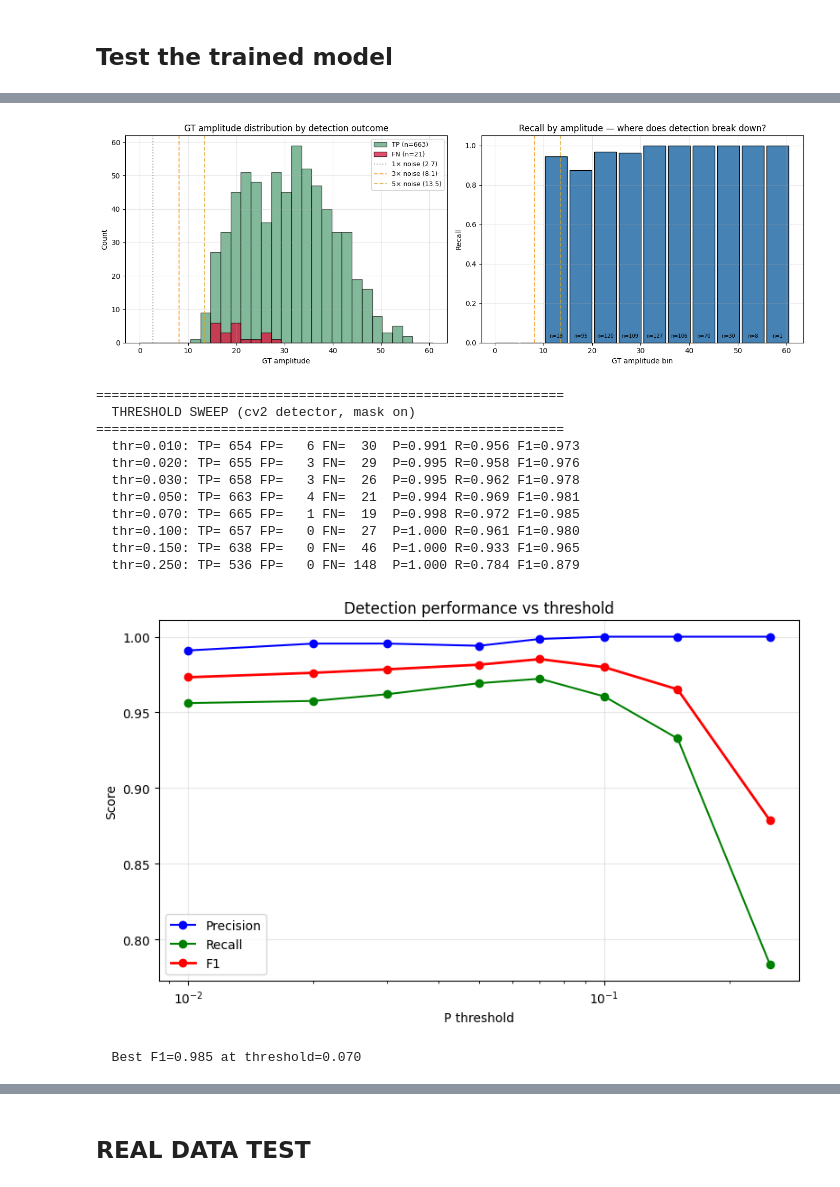
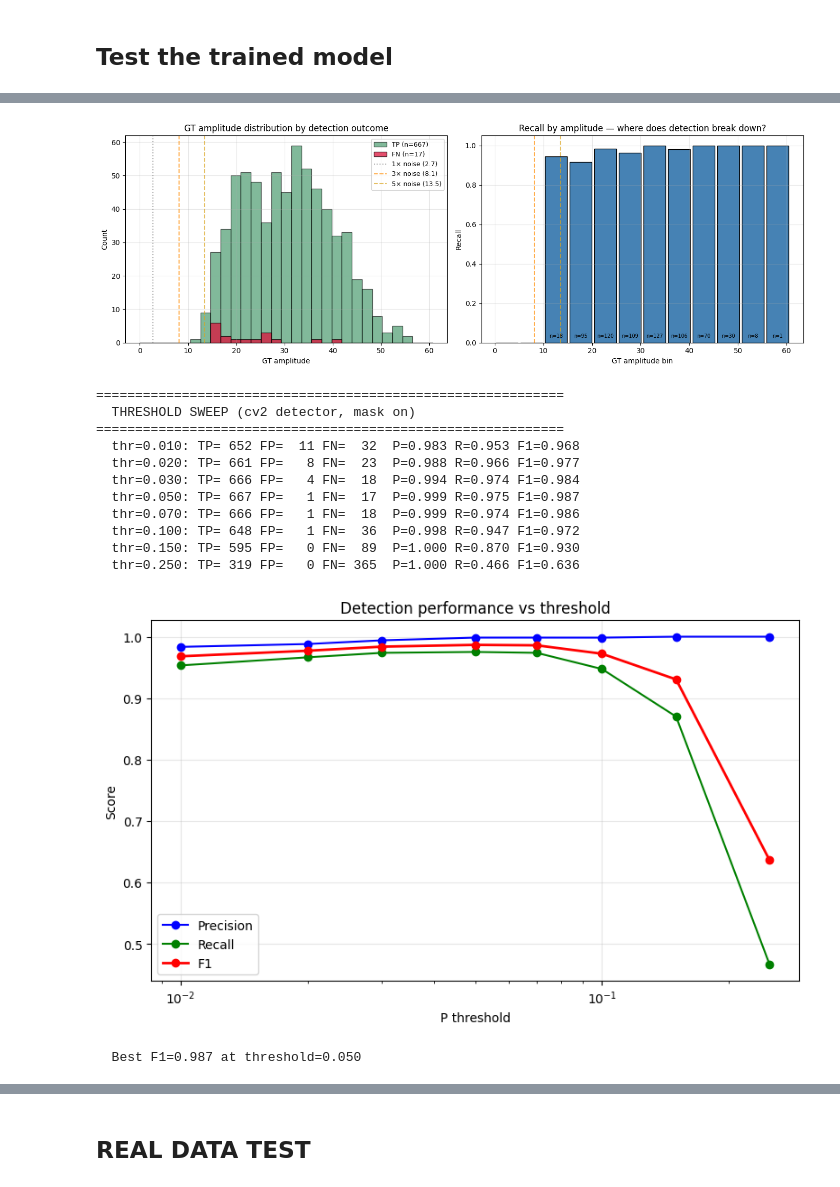
Before and after one commit to superstem000/LOCA_PRAM, a Jupyter notebook: LOCA_PRAM_main_downsampled.ipynb, the cells around one changed output, grey strips where cells are left out. Cells and saved outputs as stored; diff of their text form; code cells hidden in the pictures.

```diff
--- a/LOCA_PRAM_main_downsampled.ipynb
+++ b/LOCA_PRAM_main_downsampled.ipynb
@@ -424,7 +424,7 @@ Tile value range (train): [0.0, 255.0]
 # %% [markdown]
 ## Training Data Generation
 # %%
-def generate_simulation_image(img_size, bg_tiles, num_gaus_low=1, num_gaus_high=15, labels_channel=3):
+def generate_simulation_image(img_size, bg_tiles, num_gaus_low=1, num_gaus_high=50, labels_channel=3):
     """
     Generates a simulated image with synthetic PSF particles on a real
     background tile (sampled at random from bg_tiles).
@@ -548,7 +548,7 @@ class GaussianDataset(Dataset):
         # PSF area shrank ~16x (sigma 4x smaller); bumped 4x to 0-23 so we
         # actually get overlapping particles for the model to learn that case.
         self.num_gaus_low = 0
-        self.num_gaus_high = 15
+        self.num_gaus_high = 50
 
         # print(f"Density Calculation for {img_size}:")
         # print(f"  - Particle Dimensions: ~{int(new_sigma_x*4)}x{int(new_sigma_y*4)} pixels")
@@ -634,7 +634,7 @@ if __name__ == '__main__':
             img_size=window_size,
             bg_tiles=bg_tiles,
             num_gaus_low=0,
-            num_gaus_high=15,
+            num_gaus_high=50,
             labels_channel=3
         )
 
@@ -999,7 +999,7 @@ class GaussianMixtureModel(nn.Module):
         pxyn_mean[:, [0, 1], ...] = torch.tanh(pxyn_mean[:, [0, 1], ...]) * self.tanh_scale
         pxyn_mean[:, [2], ...]    = torch.sigmoid(pxyn_mean[:, [2], ...]) * 100
 
-        pxy_std = torch.sigmoid(d[2]) * 2.75 + 0.25   # σ ∈ (0.25, 3.0): floor 0.25, cap unchanged
+        pxy_std = torch.sigmoid(d[2]) * 1.4  + 0.1    # σ ∈ (0.1,  1.5)
 
         # bg head: linear output, predicts normalized background image
         bg_pred = d[3]
@@ -1480,7 +1480,7 @@ if __name__ == '__main__':
             img_size=window_size, # Use your actual window_size
             bg_tiles=bg_tiles,     # Use your actual bg_tiles
             num_gaus_low=0,
-            num_gaus_high=15,
+            num_gaus_high=50,
             labels_channel=3
         )
         end_gen_time = time.time()
@@ -2156,7 +2156,7 @@ def run_validation_test(model, device, bg_tiles, num_test_tiles=200,
 # ============ RUN ============
 if __name__ == '__main__':
     model = GaussianMixtureModel(num_channels=1)
-    model_path = os.path.join(os.getcwd(), 'pram_proper.pth')
+    model_path = os.path.join(os.getcwd(), 'pram_dense.pth')
     device = torch.device("cuda:0" if torch.cuda.is_available() else "cpu")
     print(f"Loading model: {model_path}")
     model.load_state_dict(torch.load(model_path, map_location=device))
@@ -2198,14 +2198,14 @@ Suppression: marker-buffer (24px) + edge (6px) — matches training forbidden ma
-[figure, old version]
+[figure, new version]
 ============================================================
   THRESHOLD SWEEP (cv2 detector, mask on)
 ============================================================
-  thr=0.010: TP= 654 FP=   6 FN=  30  P=0.991 R=0.956 F1=0.973
-  thr=0.020: TP= 655 FP=   3 FN=  29  P=0.995 R=0.958 F1=0.976
-  thr=0.030: TP= 658 FP=   3 FN=  26  P=0.995 R=0.962 F1=0.978
-  thr=0.050: TP= 663 FP=   4 FN=  21  P=0.994 R=0.969 F1=0.981
-  thr=0.070: TP= 665 FP=   1 FN=  19  P=0.998 R=0.972 F1=0.985
-  thr=0.100: TP= 657 FP=   0 FN=  27  P=1.000 R=0.961 F1=0.980
-  thr=0.150: TP= 638 FP=   0 FN=  46  P=1.000 R=0.933 F1=0.965
-  thr=0.250: TP= 536 FP=   0 FN= 148  P=1.000 R=0.784 F1=0.879
+  thr=0.010: TP= 652 FP=  11 FN=  32  P=0.983 R=0.953 F1=0.968
+  thr=0.020: TP= 661 FP=   8 FN=  23  P=0.988 R=0.966 F1=0.977
+  thr=0.030: TP= 666 FP=   4 FN=  18  P=0.994 R=0.974 F1=0.984
+  thr=0.050: TP= 667 FP=   1 FN=  17  P=0.999 R=0.975 F1=0.987
+  thr=0.070: TP= 666 FP=   1 FN=  18  P=0.999 R=0.974 F1=0.986
+  thr=0.100: TP= 648 FP=   1 FN=  36  P=0.998 R=0.947 F1=0.972
+  thr=0.150: TP= 595 FP=   0 FN=  89  P=1.000 R=0.870 F1=0.930
+  thr=0.250: TP= 319 FP=   0 FN= 365  P=1.000 R=0.466 F1=0.636
-[figure, old version]
+[figure, new version]
-  Best F1=0.985 at threshold=0.070
+  Best F1=0.987 at threshold=0.050
```
Also changed, not shown: parts of 6 cells of this notebook, 8 other files.
